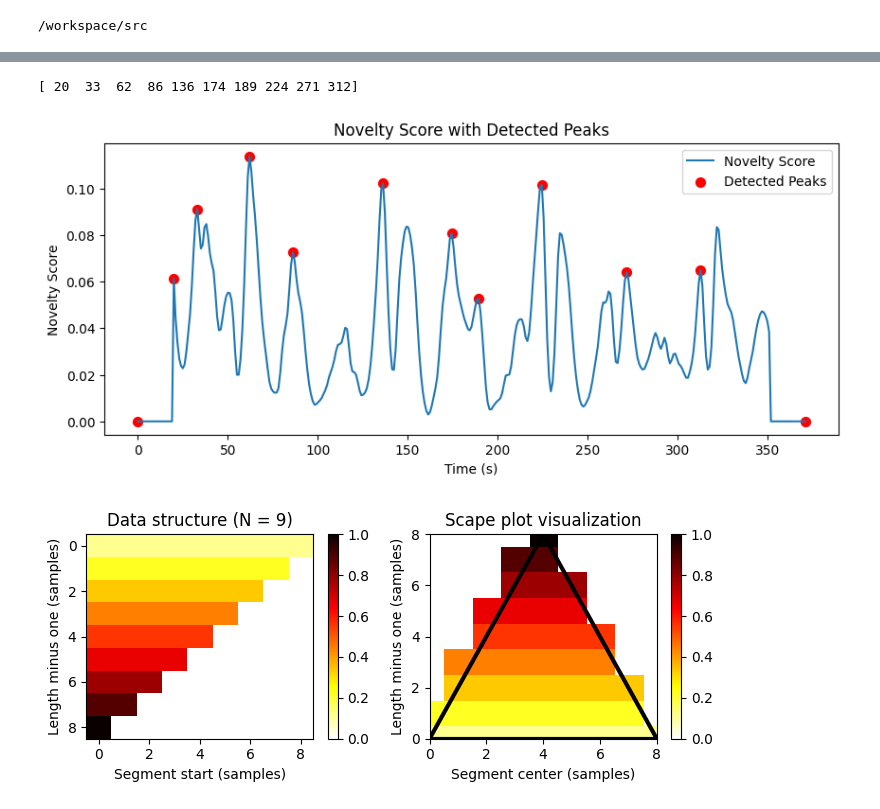
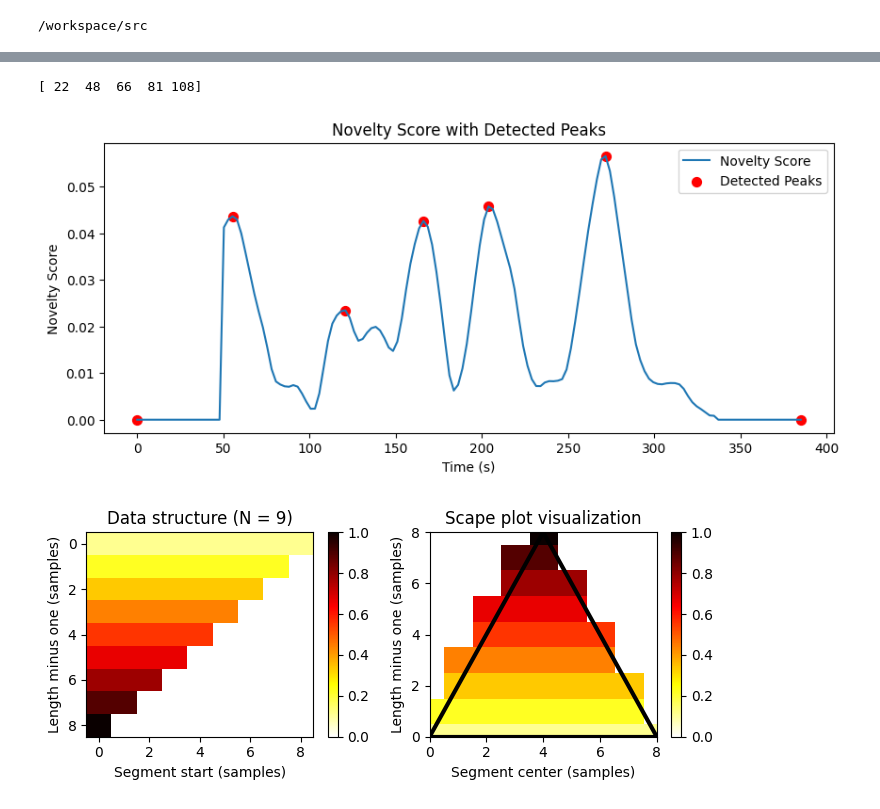
Before and after one commit to Dazzid/Boomy_MIR, a Jupyter notebook: src/structure.ipynb, the cells around one changed output, grey strips where cells are left out. Saved outputs shown, nothing was run; the diff lists cells and outputs as text; code cells hidden in the pictures.

```diff
--- a/src/structure.ipynb
+++ b/src/structure.ipynb
@@ -46,14 +46,6 @@ def compute_sm_from_filename(fn_wav, L=21, H=5, L_smooth=16, tempo_rel_set=np.ar
     S_thresh = libfmp.c4.threshold_matrix(S, thresh=thresh, strategy=strategy,
                                           scale=scale, penalty=penalty, binarize=binarize)
     return x, x_duration, X, Fs_feature, S_thresh, I
-# %%
-# Waveform
-song = '01 - Bob Dylan - Like A Rolling Stone.mp3'
-group = 'RS500'
-x, x_duration, X, Fs_feature, S, I = readSongFile(group, song)
-
-# penalty = -2
-# x, x_duration, X, Fs_feature, S, I = compute_sm_from_filename(fn_wav, L=21, H=10, L_smooth=8, tempo_rel_set=tempo_rel_set, penalty=penalty, thresh=0.15)
 # %%
 def compute_kernel_checkerboard_box(L):
     """Compute box-like checkerboard kernel [FMP, Section 4.4.1]
@@ -141,29 +124,33 @@ plt.tight_layout()
 # %%
-import scipy
+# Waveform
+song = '314 - Pink Floyd - Comfortably Numb.mp3'
+group = 'RS500'
+x, x_duration, X, Fs_feature, S, I = readSongFile(group, song, 80, 25, 4, 1, 0.25)
 
-#nov_smoothed = scipy.ndimage.gaussian_filter1d(nov, sigma=1)
-peaks = librosa.util.peak_pick(nov, pre_max=3, post_max=3, pre_avg=3, post_avg=3, delta=0.005, wait=10)
+L_kernel = 20
+nov = compute_novelty_ssm(S, L=L_kernel, exclude=True)
+peaks = librosa.util.peak_pick(nov, pre_max=3, post_max=3, pre_avg=3, post_avg=3, delta=0.001, wait=10)
 print(peaks)
 
 # 'Fs_feature' should be the feature rate or equivalent to ensure correct time scaling
 times = np.linspace(0, len(nov) / Fs_feature, len(nov))
 
 # Ensure 'peaks' contains integer indices
 peaks = peaks.astype(int)  # Ensures peaks are of integer type, though usually not necessary
 # Add start and end indices
 peaks = np.hstack(([0], peaks, [len(nov) - 1]))
 
 plt.figure(figsize=(10, 4))
 plt.plot(times, nov, label='Novelty Score')
 plt.scatter(times[peaks], nov[peaks], color='r', s=50, label='Detected Peaks')  # Plot peaks
 plt.xlabel('Time (s)')
 plt.ylabel('Novelty Score')
 plt.legend()
 plt.title('Novelty Score with Detected Peaks')
 plt.show()
 # %% [output]
-[ 20  33  62  86 136 174 189 224 271 312]
+[ 22  48  66  81 108]
-[figure, old version]
+[figure, new version]
 # %%
 def visualize_scape_plot(SP, Fs=1, ax=None, figsize=(4, 3), title='',
                          xlabel='Center (seconds)', ylabel='Length (seconds)', interpolation='nearest'):
```
Also changed, not shown: parts of 9 cells of this notebook.
